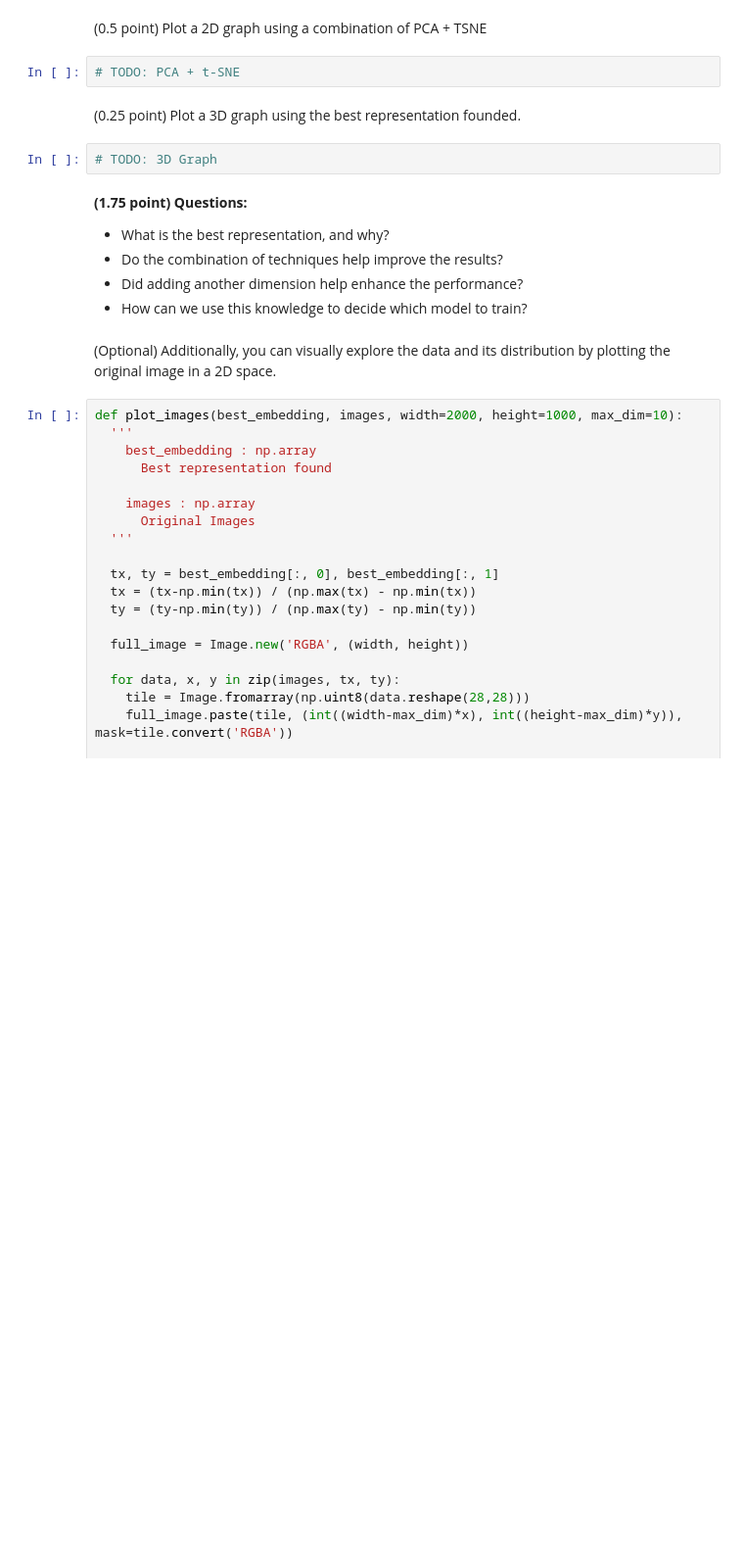
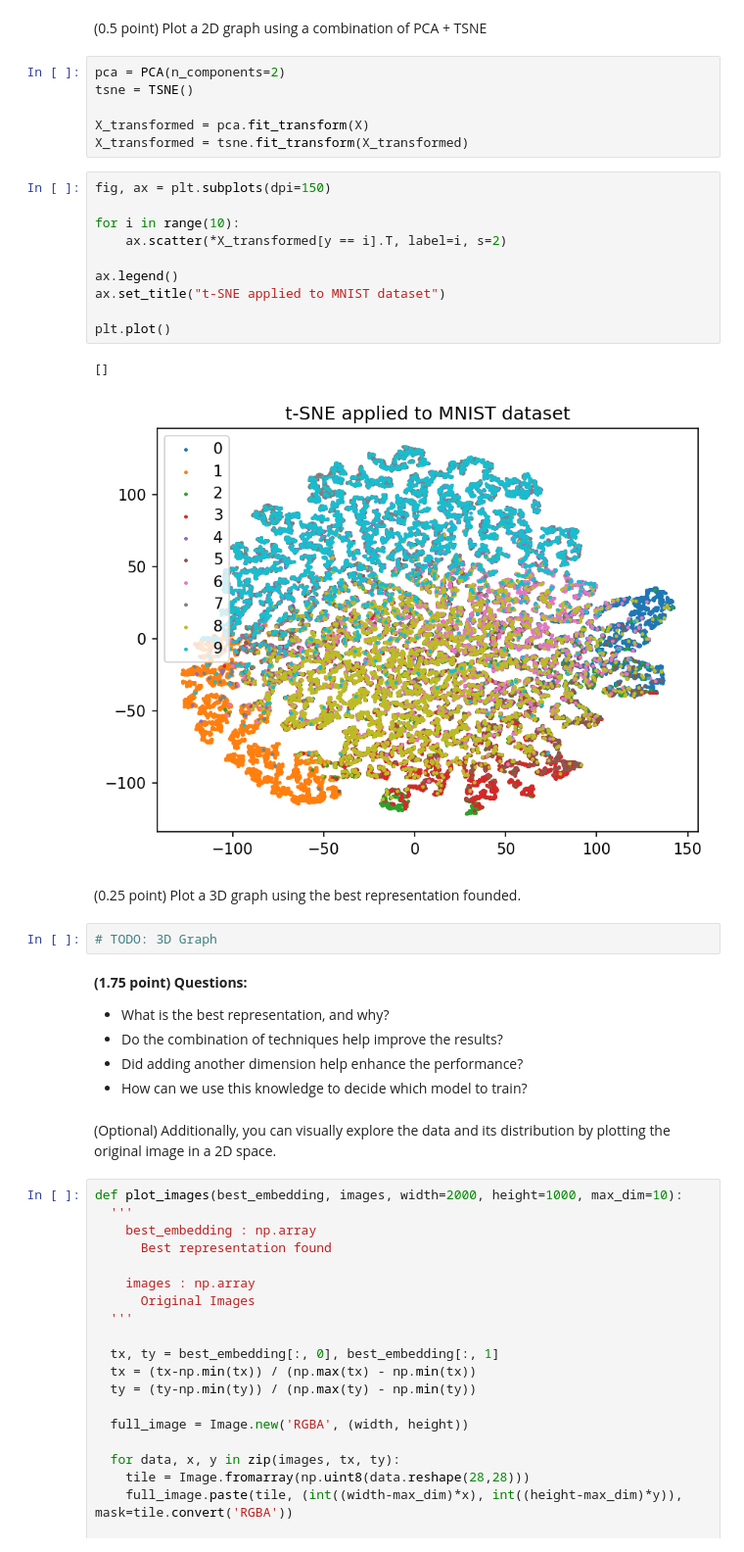
Before and after one commit to DanielGardin/MO444, a Jupyter notebook: T3 - Unsupervised Learning/T3_Unsupervised_Learning.ipynb, the cells around one changed output. Shown at 98% size. Drawn from its saved outputs; the diff is of its cells as text; blank space fills up the shorter version.

```diff
--- a/T3 - Unsupervised Learning/T3_Unsupervised_Learning.ipynb
+++ b/T3 - Unsupervised Learning/T3_Unsupervised_Learning.ipynb
@@ -75,7 +111,24 @@ Analyze the distribution by plotting th embeddings generated with the aid of dim
 # %% [markdown]
 (0.5 point) Plot a 2D graph using a combination of PCA + TSNE
-# %%
-# TODO: PCA + t-SNE
+# %%
+pca = PCA(n_components=2)
+tsne = TSNE()
+
+X_transformed = pca.fit_transform(X)
+X_transformed = tsne.fit_transform(X_transformed)
+# %%
+fig, ax = plt.subplots(dpi=150)
+
+for i in range(10):
+    ax.scatter(*X_transformed[y == i].T, label=i, s=2)
+
+ax.legend()
+ax.set_title("t-SNE applied to MNIST dataset")
+
+plt.plot()
+# %% [output]
+[]
+[figure, added]
 # %% [markdown]
 (0.25 point) Plot a 3D graph using the best representation founded.
 # %%
```
Also changed, not shown: parts of 10 cells of this notebook.
